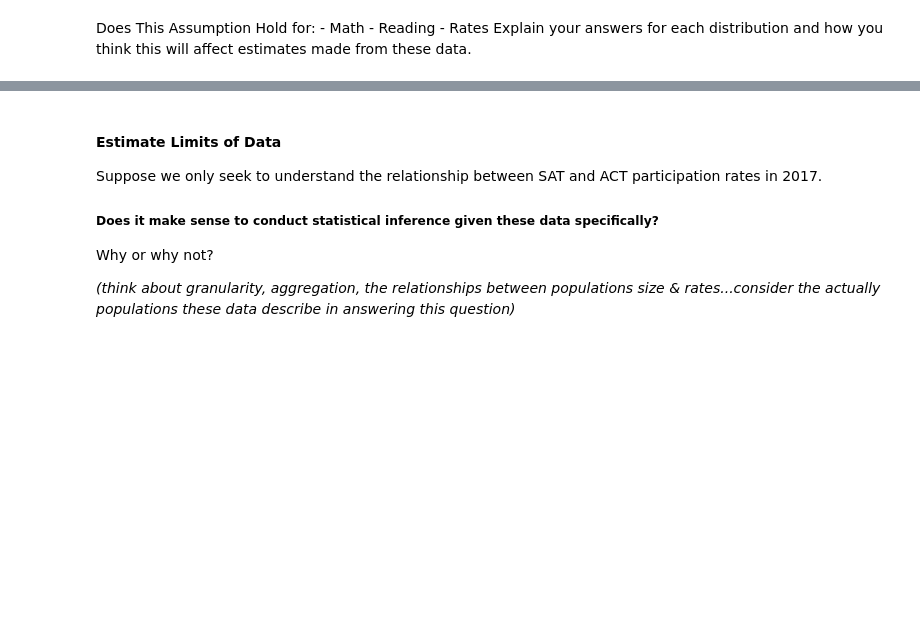
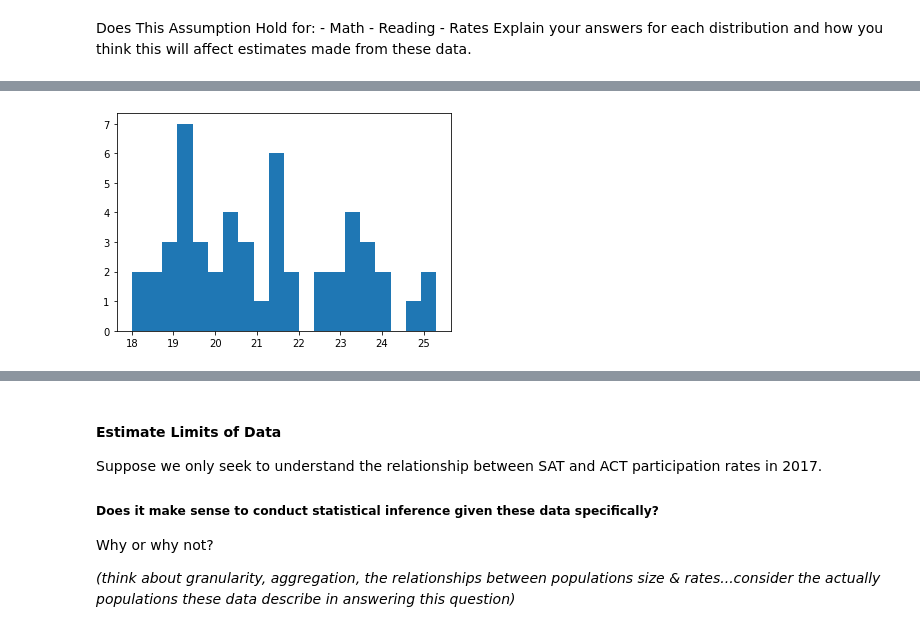
Before and after one commit to makkwokfai/dsiprojects, a Jupyter notebook: project_1/code/SAT & ACT Analysis.ipynb, the cells around one changed output, grey strips where cells are left out. Cells and saved outputs as stored; diff of their text form; code cells hidden in the pictures; blank space fills up the shorter version.

```diff
--- a/project_1/code/SAT & ACT Analysis.ipynb
+++ b/project_1/code/SAT & ACT Analysis.ipynb
@@ -1329,0 +1348,5 @@ Answer:
+# %%
+# Checking the ACT math result in 2017
+plt.hist(final.act_math_2017,bins = 20);
+# %% [output]
+[figure, added]
```
Also changed, not shown: parts of 34 cells of this notebook, 1 other file.
